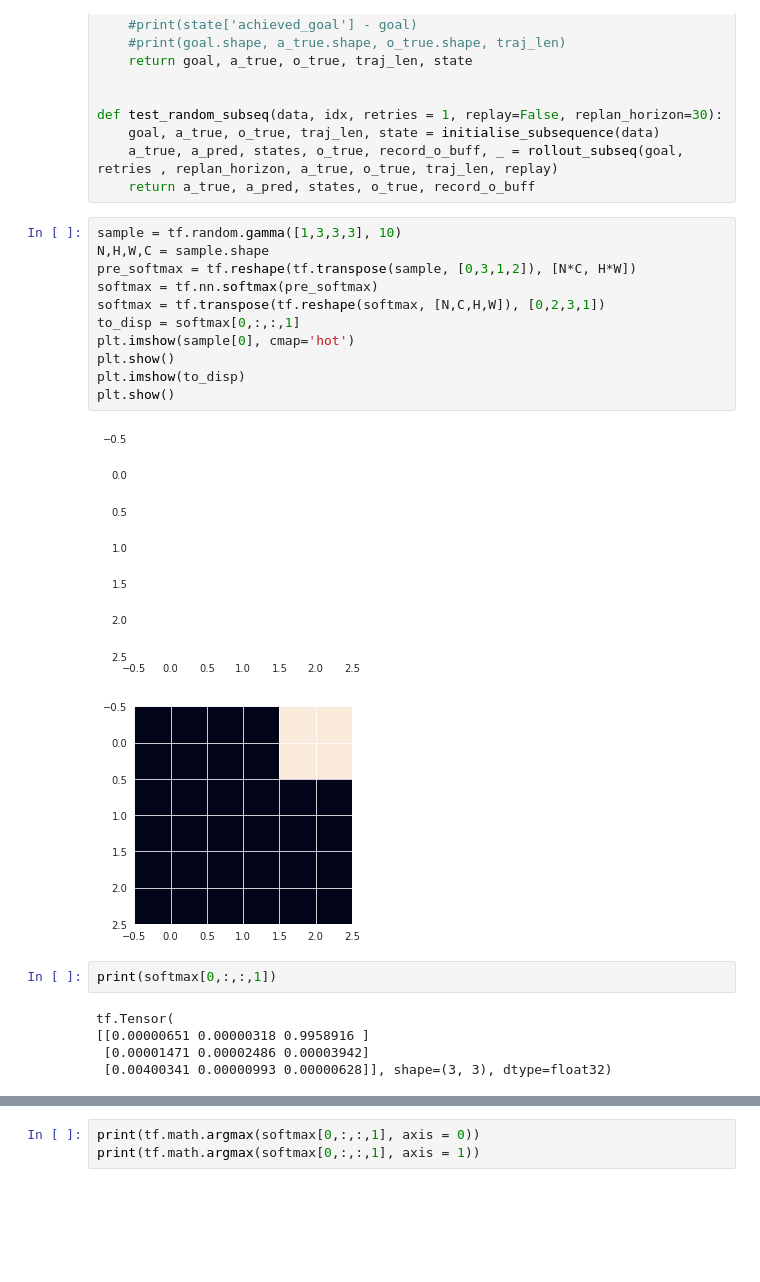
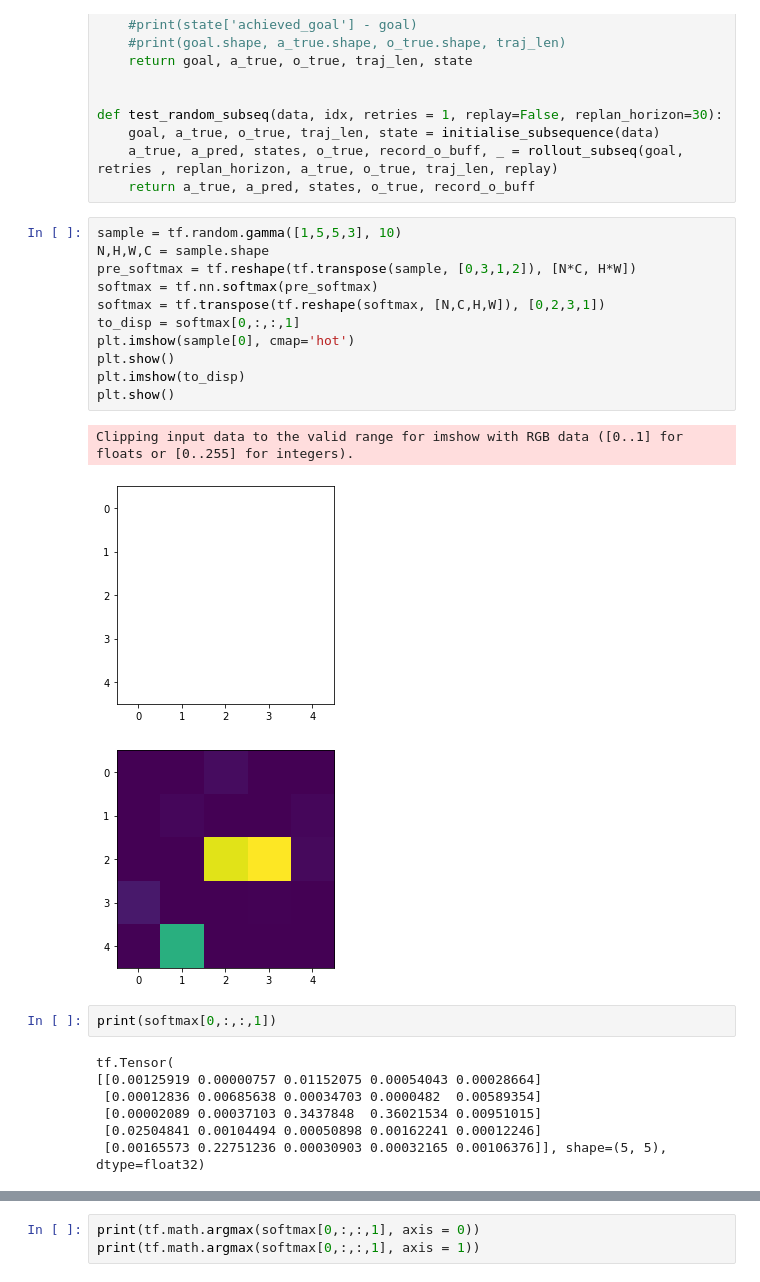
Before and after one commit to sholtodouglas/learning_from_play, a Jupyter notebook: notebooks/Deploy-Unity.ipynb, the cells around one changed output, grey strips where cells are left out. Saved outputs shown, nothing was run; the diff lists cells and outputs as text; blank space fills up the shorter version.

```diff
--- a/notebooks/Deploy-Unity.ipynb
+++ b/notebooks/Deploy-Unity.ipynb
@@ -1348,23 +1445,26 @@ def test_random_subseq(data, idx, retries = 1, replay=False, replan_horizon=30):
     a_true, a_pred, states, o_true, record_o_buff, _ = rollout_subseq(goal, retries , replan_horizon, a_true, o_true, traj_len, replay)
     return a_true, a_pred, states, o_true, record_o_buff
 # %%
-sample = tf.random.gamma([1,3,3,3], 10)
+sample = tf.random.gamma([1,5,5,3], 10)
 N,H,W,C = sample.shape
 pre_softmax = tf.reshape(tf.transpose(sample, [0,3,1,2]), [N*C, H*W])
 softmax = tf.nn.softmax(pre_softmax)
 softmax = tf.transpose(tf.reshape(softmax, [N,C,H,W]), [0,2,3,1])
 to_disp = softmax[0,:,:,1]
 plt.imshow(sample[0], cmap='hot')
 plt.show()
 plt.imshow(to_disp)
 plt.show()
 # %% [output]
+Clipping input data to the valid range for imshow with RGB data ([0..1] for floats or [0..255] for integers).
-[figure, old version]
+[figure, new version]
-[figure, old version]
+[figure, new version]
 # %%
 print(softmax[0,:,:,1])
 # %% [output]
 tf.Tensor(
-[[0.00000651 0.00000318 0.9958916 ]
- [0.00001471 0.00002486 0.00003942]
- [0.00400341 0.00000993 0.00000628]], shape=(3, 3), dtype=float32)
+[[0.00125919 0.00000757 0.01152075 0.00054043 0.00028664]
+ [0.00012836 0.00685638 0.00034703 0.0000482  0.00589354]
+ [0.00002089 0.00037103 0.3437848  0.36021534 0.00951015]
+ [0.02504841 0.00104494 0.00050898 0.00162241 0.00012246]
+ [0.00165573 0.22751236 0.00030903 0.00032165 0.00106376]], shape=(5, 5), dtype=float32)
```
Also changed, not shown: parts of 15 cells of this notebook, 1 other file.
